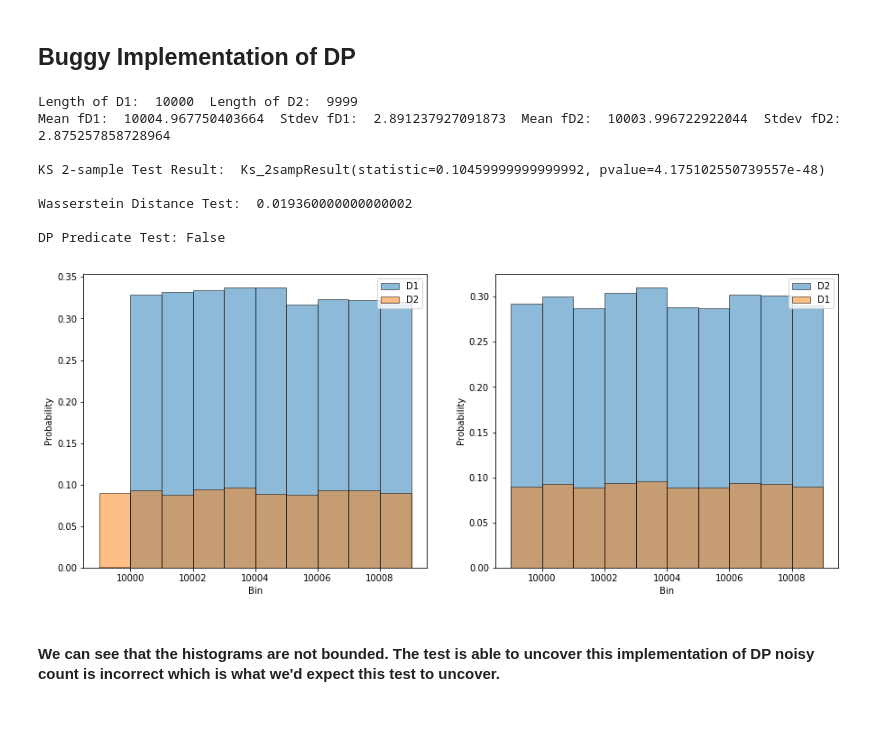
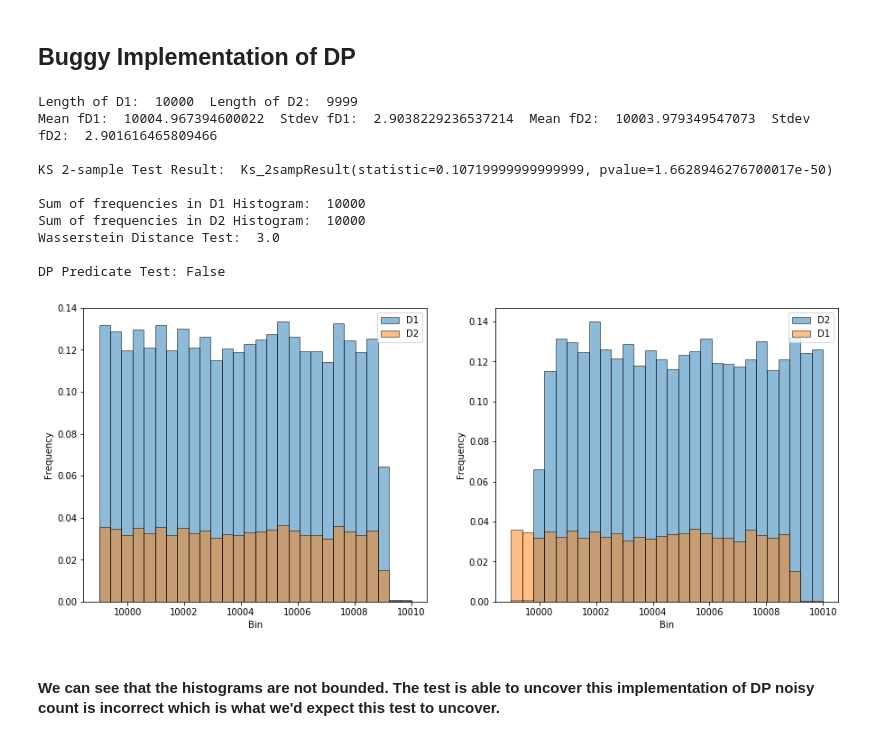
Before and after one commit to opendp/smartnoise-sdk, a Jupyter notebook: evaluation/Differential Privacy Verification.ipynb, the cells around one changed output. Cells and saved outputs as stored; diff of their text form; code cells hidden in the pictures.

Commit message:
Fixing DP Predicate Test and Improving performance 1300X times

```diff
--- a/evaluation/Differential Privacy Verification.ipynb
+++ b/evaluation/Differential Privacy Verification.ipynb
@@ -42,17 +44,19 @@ If we do exact count repeatedly on a set D1 of 10K records and set D1 of 9,999 r
 # %% [markdown]
 ## Buggy Implementation of DP
 # %%
-dp_buggy, ks_buggy, ws_buggy = dv.aggtest(ag.buggy_count, 'UserId', repeatcount, binsize = "unity", bound = True)
+dp_buggy, ks_buggy, ws_buggy = dv.aggtest(ag.buggy_count, 'UserId', repeatcount, binsize="auto", debug=False,bound = True)
 # %% [output]
 Length of D1:  10000  Length of D2:  9999
-Mean fD1:  10004.967750403664  Stdev fD1:  2.891237927091873  Mean fD2:  10003.996722922044  Stdev fD2:  2.875257858728964
+Mean fD1:  10004.967394600022  Stdev fD1:  2.9038229236537214  Mean fD2:  10003.979349547073  Stdev fD2:  2.901616465809466
 
-KS 2-sample Test Result:  Ks_2sampResult(statistic=0.10459999999999992, pvalue=4.175102550739557e-48)
+KS 2-sample Test Result:  Ks_2sampResult(statistic=0.10719999999999999, pvalue=1.6628946276700017e-50)
 
-Wasserstein Distance Test:  0.019360000000000002
+Sum of frequencies in D1 Histogram:  10000
+Sum of frequencies in D2 Histogram:  10000
+Wasserstein Distance Test:  3.0
 
 DP Predicate Test: False
-[figure, old version]
+[figure, new version]
 # %% [markdown]
 #### We can see that the histograms are not bounded. The test is able to uncover this implementation of DP noisy count is incorrect which is what we'd expect this test to uncover.
 # %% [markdown]
```
Also changed, not shown: parts of 13 cells of this notebook, 2 other files.
